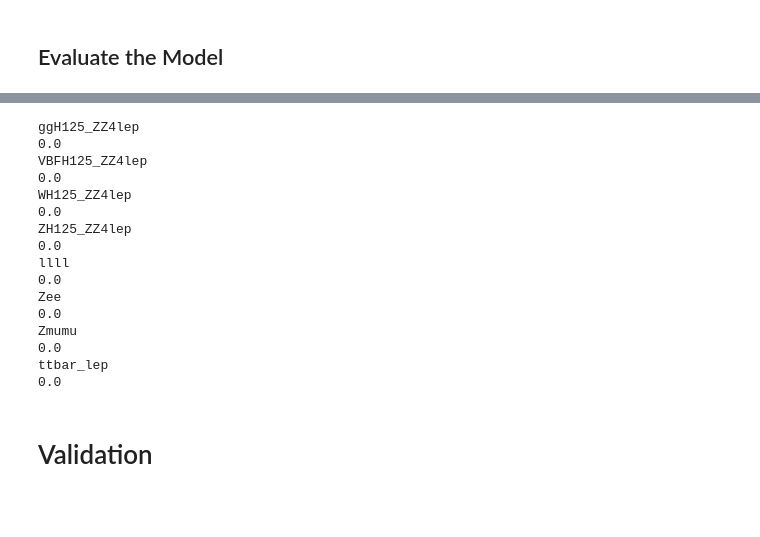
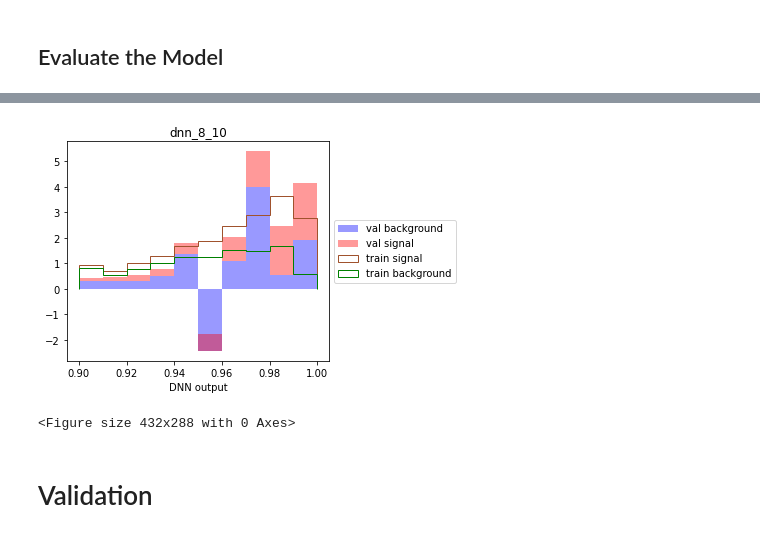
Before and after one commit to MaxStange1005/ATLAS-OpenData-Higgs-NeuralNetworks, a Jupyter notebook: machine_learning.ipynb, the cells around one changed output, grey strips where cells are left out. Cells and saved outputs as stored; diff of their text form; code cells hidden in the pictures; blank space fills up the shorter version.

```diff
--- a/machine_learning.ipynb
+++ b/machine_learning.ipynb
@@ -510,8 +474,0 @@ Apply Model for ttbar_lep
-# %%
-# Investigate DDN Prediction
-for model in models:
-    var_dnn = {'variable': f'{model}_prediction',
-               'binning': np.linspace(0.9, 1, 21),
-               'xlabel': f'{model} prediction'}
-
-    common.plot_hist_sum(var_dnn, data_frames)
@@ -528,27 +474,0 @@ for model in models:
-# %%
-# Create a copy of the data frame
-apply_dnn_data_frames = data_frames.copy()
-
-# Apply the DNN value
-for sample in sample_list_signal + sample_list_background:
-    print(sample)
-    pass_dnn = apply_dnn_data_frames[sample]['dnn_prediction'] > 0.5
-    apply_dnn_data_frames[sample] = apply_dnn_data_frames[sample][pass_dnn]
-    print(len(apply_dnn_data_frames[sample])/len(data_frames[sample]))
-# %% [output]
-ggH125_ZZ4lep
-0.0
-VBFH125_ZZ4lep
-0.0
-WH125_ZZ4lep
-0.0
-ZH125_ZZ4lep
-0.0
-llll
-0.0
-Zee
-0.0
-Zmumu
-0.0
-ttbar_lep
-0.0
@@ -562,2 +475,42 @@ common.plot_hist_sum(var_lep1_pt, apply_dnn_data_frames)
+# %%
+def get_prediction_signal_background(model, values, weights, classifications, scale=1):
+    predictions = model.predict(values)
+    signal_prediction = []
+    signal_weight = []
+    background_prediction = []
+    background_weight = []
+    for prediction, weight, classification in zip(predictions, weights, classifications):
+        if classification == 1:
+            signal_prediction.append(prediction[0])
+            signal_weight.append(weight)
+        else:
+            background_prediction.append(prediction[0])
+            background_weight.append(weight)
+    prediction = [np.array(background_prediction), np.array(signal_prediction)]
+    weights = [np.array(background_weight)*scale, np.array(signal_weight)*scale]
+    return prediction, weights
+# %%
+binning = np.linspace(0.9, 1, 11)
+for model_name in models:
+    # ROC curve
+    model = models[model_name]['model']
+    prediction, weights = get_prediction_signal_background(model, val_values, val_weights, val_classification, scale=10)
+    plt.hist(prediction, weights=weights,
+             label=['val background', 'val signal'], color=['blue', 'red'],
+             bins=binning, alpha = 0.4, stacked=True)
+    prediction, weights = get_prediction_signal_background(model, train_values, train_weights, train_classification, scale=1/0.8)
+    plt.hist(prediction, weights=weights,
+             label=['train background', 'train signal'], color=['green', 'sienna'], histtype='step',
+             bins=binning, stacked=True)
+    plt.title(model_name)
+    plt.xlabel('DNN output')
+    plt.legend(loc='center left', bbox_to_anchor=(1, 0.5))
+    plt.tight_layout()
+    plt.savefig(f'plots/{model_name}_val_prediction.pdf')
+    plt.show()
+    _ = plt.clf()
+# %% [output]
+[figure, added]
+<Figure size 432x288 with 0 Axes>
 # %% [markdown]
 # Validation
```
Also changed, not shown: parts of 32 cells of this notebook, 1 other file.
